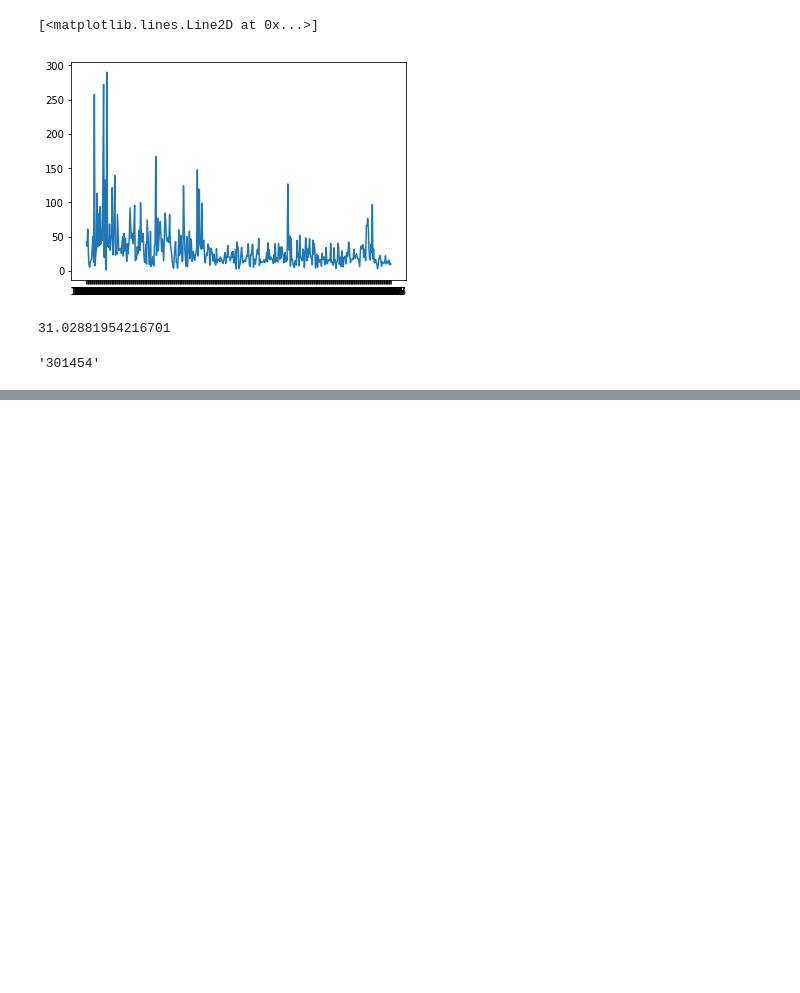
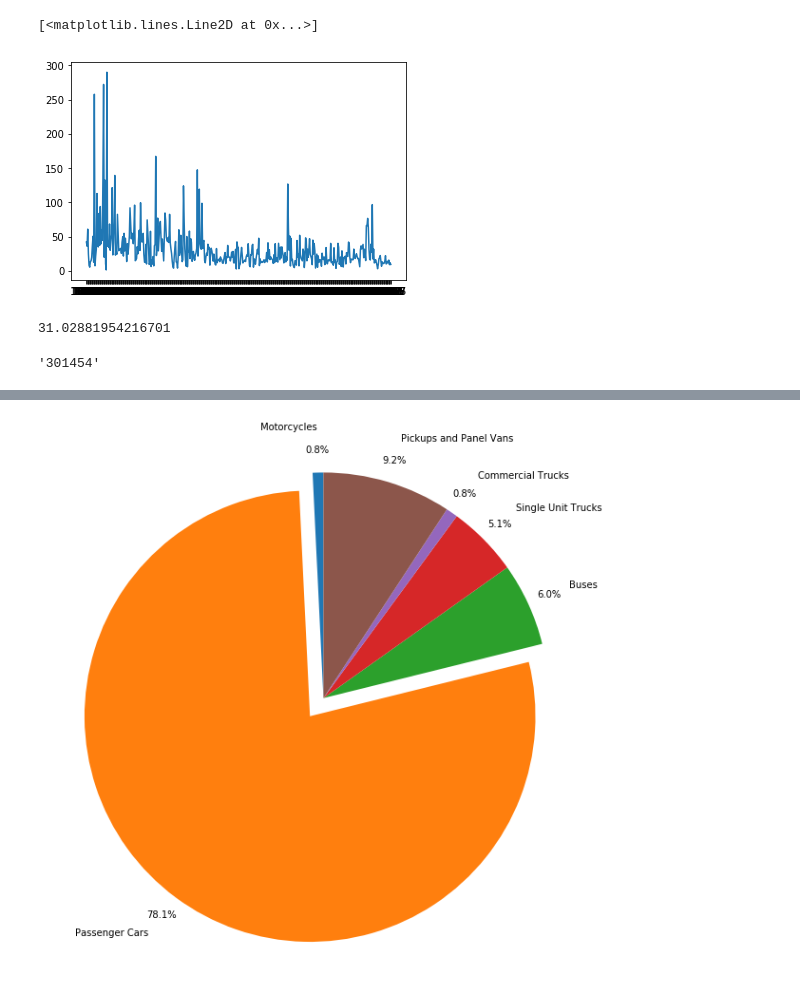
Before and after one commit to jasonahenry/DC20080, a Jupyter notebook: data_analysis.ipynb, the cells around one changed output, grey strips where cells are left out. Saved outputs shown, nothing was run; the diff lists cells and outputs as text; code cells hidden in the pictures; blank space fills up the shorter version.

```diff
--- a/data_analysis.ipynb
+++ b/data_analysis.ipynb
@@ -300,0 +483,12 @@ numbers['YCOORD'] = geo_info.YCOORD
+# %%
+#emissions rates per vehicle in grams/mile co2 emissions
+emissions_dict = {'Motorcycles':13.792, 'PassCars':4.183, 'Buses':23.24, 'SUTrucks':6.124, 'CTrucks':2.171,
+       'PickupsPanelVans':2.761}
+# %%
+emissions = car_info[['Motorcycles', 'PassCars', 'Buses', 'SUTrucks', 'CTrucks',
+       'PickupsPanelVans']]
+
+for key in emissions_dict:
+    emissions[key] = emissions[key] * emissions_dict[key]
+
+emissions.head()
@@ -300,0 +508,3 @@ numbers['YCOORD'] = geo_info.YCOORD
+# %%
+ratio = emissions.sum()/emissions.sum().sum()
+ratio
@@ -300,0 +519,11 @@ numbers['YCOORD'] = geo_info.YCOORD
+# %%
+labels = ['Motorcycles', 'Passenger Cars', 'Buses', 'Single Unit Trucks', 'Commercial Trucks','Pickups and Panel Vans']
+explode= [0,.1,0,0,0,0]
+fig1, ax1 = plt.subplots()
+ax1.pie(ratio, labels=labels, explode=explode,startangle=90,autopct='%1.1f%%',
+       pctdistance=1.1, labeldistance=1.2)
+ax1.axis('equal')
+fig1.set_size_inches(10,10)
+plt.show()
+# %% [output]
+[figure, added]
```
Also changed, not shown: parts of 25 cells of this notebook.
